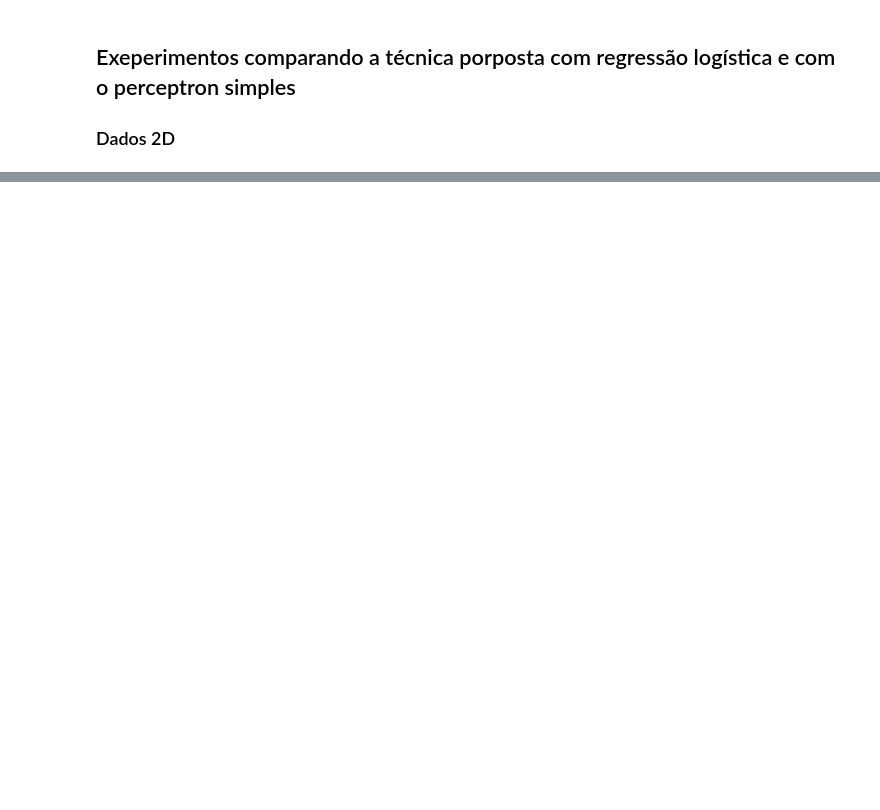
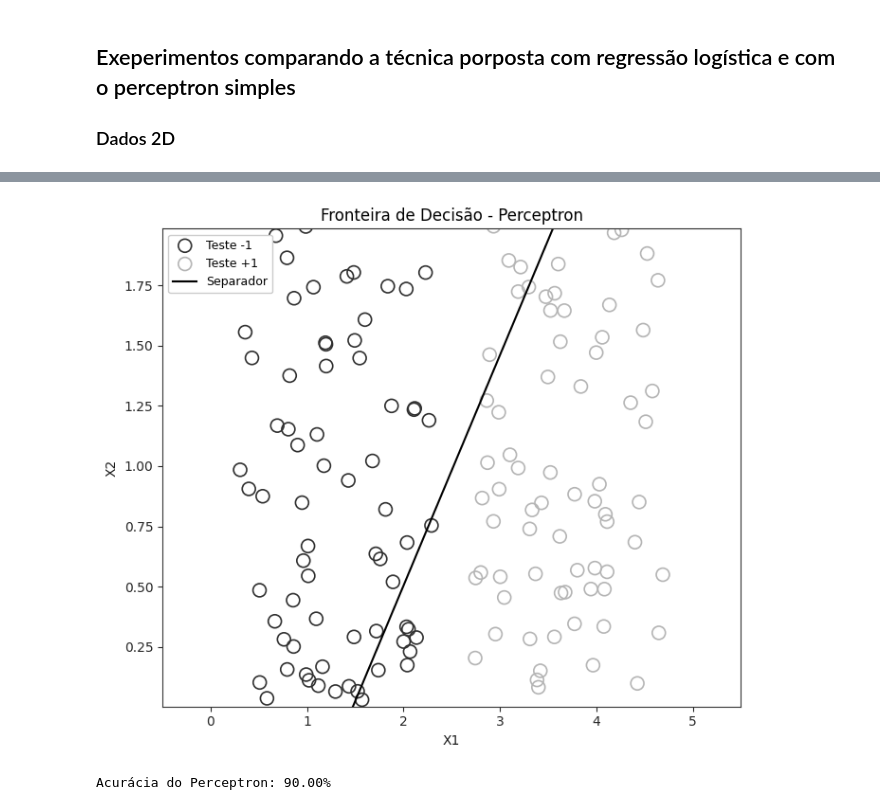
Before and after one commit to waks38/Redes-Neurais-Mestrado, a Jupyter notebook: Artigo1/Artigo 1.ipynb, the cells around one changed output, grey strips where cells are left out. Drawn from its saved outputs; the diff is of its cells as text; code cells hidden in the pictures; blank space fills up the shorter version.

```diff
--- a/Artigo1/Artigo 1.ipynb
+++ b/Artigo1/Artigo 1.ipynb
@@ -273,0 +332,32 @@ fig.savefig('decision_boundary_g1.png', dpi=300)
+# %%
+#Ajuste do perceptron
+w_demo = train_perceptron(x_train, y_train, lr=0.1, epochs=10, bias=True, verbose=False)
+
+
+
+fig, ax = plt.subplots(figsize=(7,6))
+
+ax.scatter(X_test[y_test==-1,0], X_test[y_test==-1,1], s=100, facecolors='none', edgecolors='#303030', linewidths=1.2, label='Teste -1',marker='o')
+ax.scatter(X_test[y_test==1,0],  X_test[y_test==1,1], s=100, facecolors='none', edgecolors='#b5b5b5', linewidths=1.2, label='Teste +1',marker='o')
+
+ax.set_xlabel('X1')
+ax.set_ylabel('X2')
+ax.set_xlim(x_train[:,0].min(), x_train[:,0].max())
+ax.set_ylim(x_train[:,1].min(), x_train[:,1].max())
+#Plot do separador
+xv = np.linspace(*plt.xlim(), 50)
+yv = -(w_demo[0] + w_demo[1]*xv)/w_demo[2]
+plt.plot(xv, yv, 'k', label='Separador')
+plt.title('Fronteira de Decisão - Perceptron')
+plt.legend(loc='upper left', frameon=True, framealpha=1.0, fontsize=9)
+plt.tight_layout()
+plt.show()
+
+#Acurácia do perceptron
+y_pred = np.array([np.sign(np.hstack(([1], x)) @ w_demo) for x in X_test])
+
+accuracy_perceptron = (y_pred == y_test).mean()
+print(f'Acurácia do Perceptron: {accuracy_perceptron*100:.2f}%')
+# %% [output]
+[figure, added]
+Acurácia do Perceptron: 90.00%
```
Also changed, not shown: parts of 20 cells of this notebook, 5 other files.
